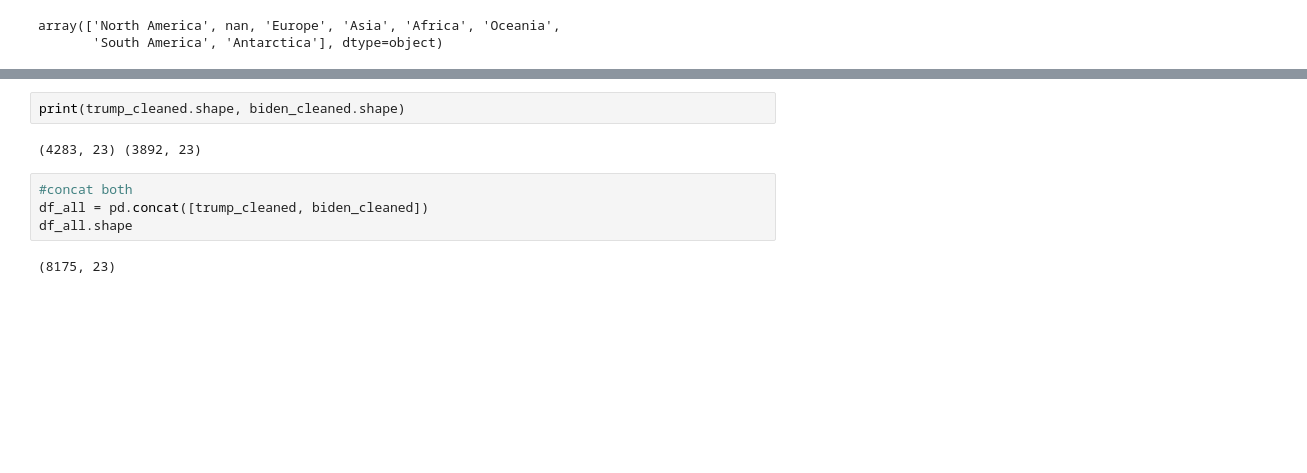
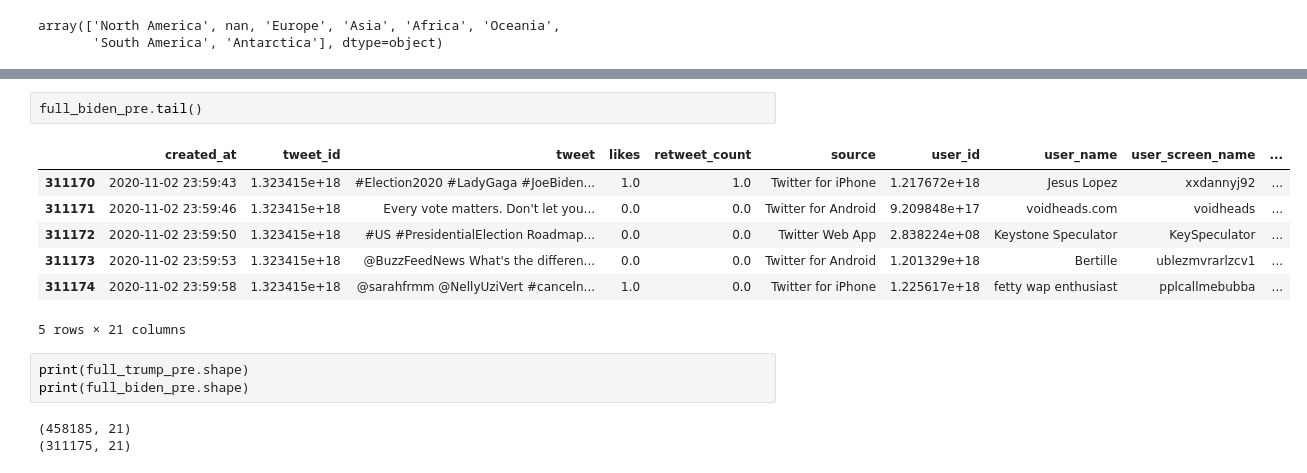
Before and after one commit to cl-xy/us-politics-social-media, a Jupyter notebook: data cleaning.ipynb, the cells around one changed output, grey strips where cells are left out. Cells and saved outputs as stored; diff of their text form; blank space fills up the shorter version.

```diff
--- a/data cleaning.ipynb
+++ b/data cleaning.ipynb
@@ -257,10 +217,16 @@ array(['United States', 'United Kingdom', 'Poland', 'China', 'Spain',
+# %%
+full_biden_pre.tail()
+# %% [output]
+|  | created_at | tweet_id | tweet | likes | retweet_count | source | user_id | user_name | user_screen_name | ... |
+| 311170 | 2020-11-02 23:59:43 | 1.323415e+18 | #Election2020 #LadyGaga #JoeBiden... | 1.0 | 1.0 | Twitter for iPhone | 1.217672e+18 | Jesus Lopez | xxdannyj92 | ... |
+| 311171 | 2020-11-02 23:59:46 | 1.323415e+18 | Every vote matters. Don't let you... | 0.0 | 0.0 | Twitter for Android | 9.209848e+17 | voidheads.com | voidheads | ... |
+| 311172 | 2020-11-02 23:59:50 | 1.323415e+18 | #US #PresidentialElection Roadmap... | 0.0 | 0.0 | Twitter Web App | 2.838224e+08 | Keystone Speculator | KeySpeculator | ... |
+| 311173 | 2020-11-02 23:59:53 | 1.323415e+18 | @BuzzFeedNews What's the differen... | 0.0 | 0.0 | Twitter for Android | 1.201329e+18 | Bertille | ublezmvrarlzcv1 | ... |
+| 311174 | 2020-11-02 23:59:58 | 1.323415e+18 | @sarahfrmm @NellyUziVert #canceln... | 1.0 | 0.0 | Twitter for iPhone | 1.225617e+18 | fetty wap enthusiast | pplcallmebubba | ... |
+5 rows × 21 columns
 # %%
-print(trump_cleaned.shape, biden_cleaned.shape)
+print(full_trump_pre.shape)
+print(full_biden_pre.shape)
 # %% [output]
-(4283, 23) (3892, 23)
+(458185, 21)
+(311175, 21)
-# %%
-#concat both
-df_all = pd.concat([trump_cleaned, biden_cleaned])
-df_all.shape
-# %% [output]
-(8175, 23)
```
Also changed, not shown: parts of 25 cells of this notebook, 8 other files.
